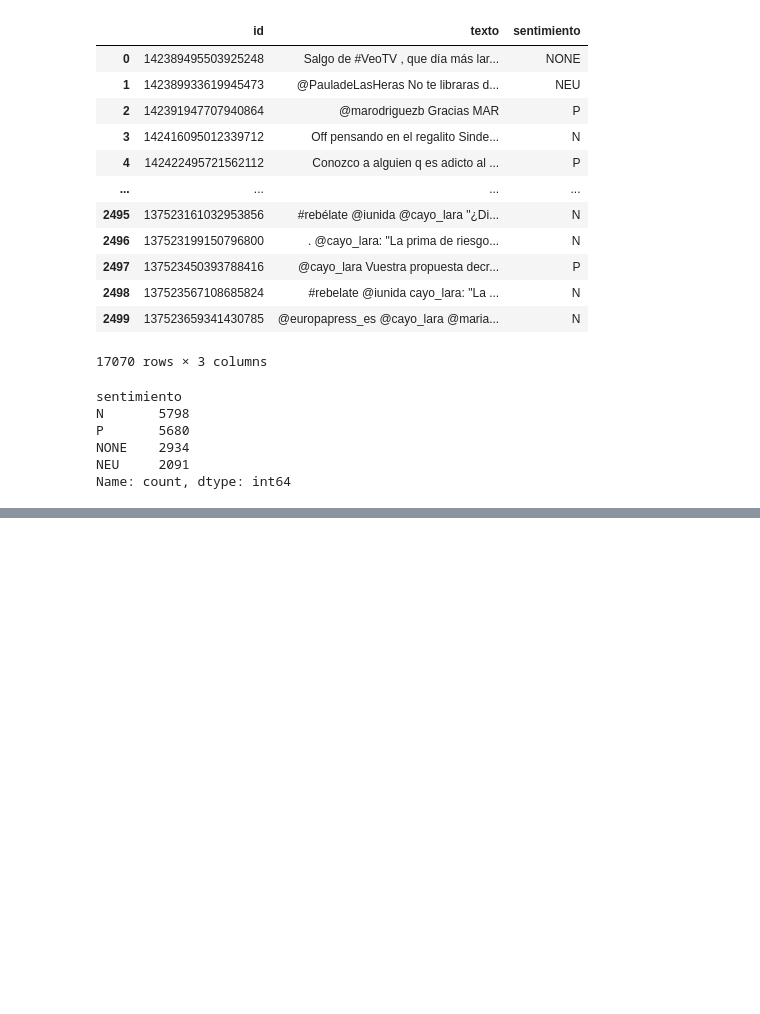
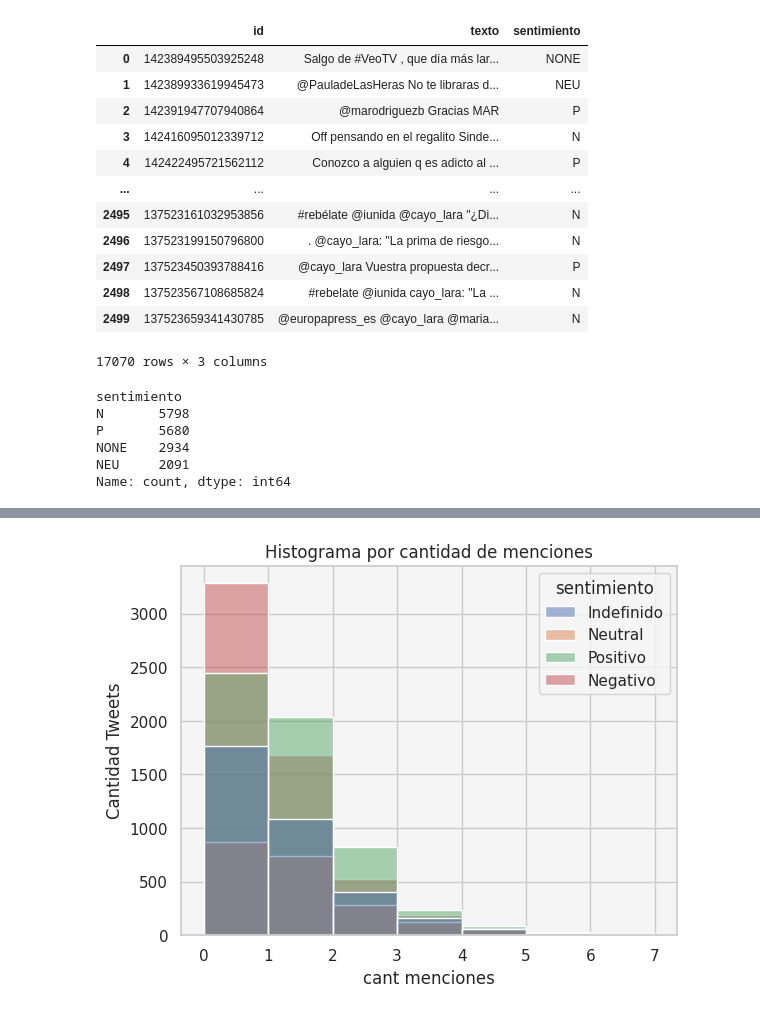
Before and after one commit to Verificado-Profesional/data-collecting, a Jupyter notebook: sentiment-analysis/data-anaylisis.ipynb, the cells around one changed output, grey strips where cells are left out. Saved outputs shown, nothing was run; the diff lists cells and outputs as text; code cells hidden in the pictures; blank space fills up the shorter version.

```diff
--- a/sentiment-analysis/data-anaylisis.ipynb
+++ b/sentiment-analysis/data-anaylisis.ipynb
@@ -674,0 +759,10 @@ Name: count, dtype: int64
+# %%
+def contar_caracter(caracter_especial, tweet):
+    contador = 0
+    for caracter in tweet:
+        if caracter == caracter_especial :
+            contador += 1
+    return contador
+# %%
+df_integrated['cant menciones'] = df_integrated.texto.apply(lambda x:  contar_caracter('@', x) if x else 0)
+df_integrated
@@ -674,0 +783,3 @@ Name: count, dtype: int64
+# %%
+df_integrated['cant hashtags'] = df_integrated.texto.apply(lambda x:  contar_caracter('#',x) if x else 0)
+df_integrated
@@ -674,0 +800,7 @@ Name: count, dtype: int64
+# %%
+sns.set(style="whitegrid", rc={"axes.facecolor": "#f5f5f5"})
+ax = sns.histplot(x='cant menciones', data=df_integrated, color='#5f78ff', alpha=0.5, binrange=(0, 7),  bins=7, hue='sentimiento').set_title('Histograma por cantidad de menciones')
+plt.ylabel('Cantidad Tweets')
+plt.show()
+# %% [output]
+[figure, added]
```
Also changed, not shown: parts of 21 cells of this notebook.
